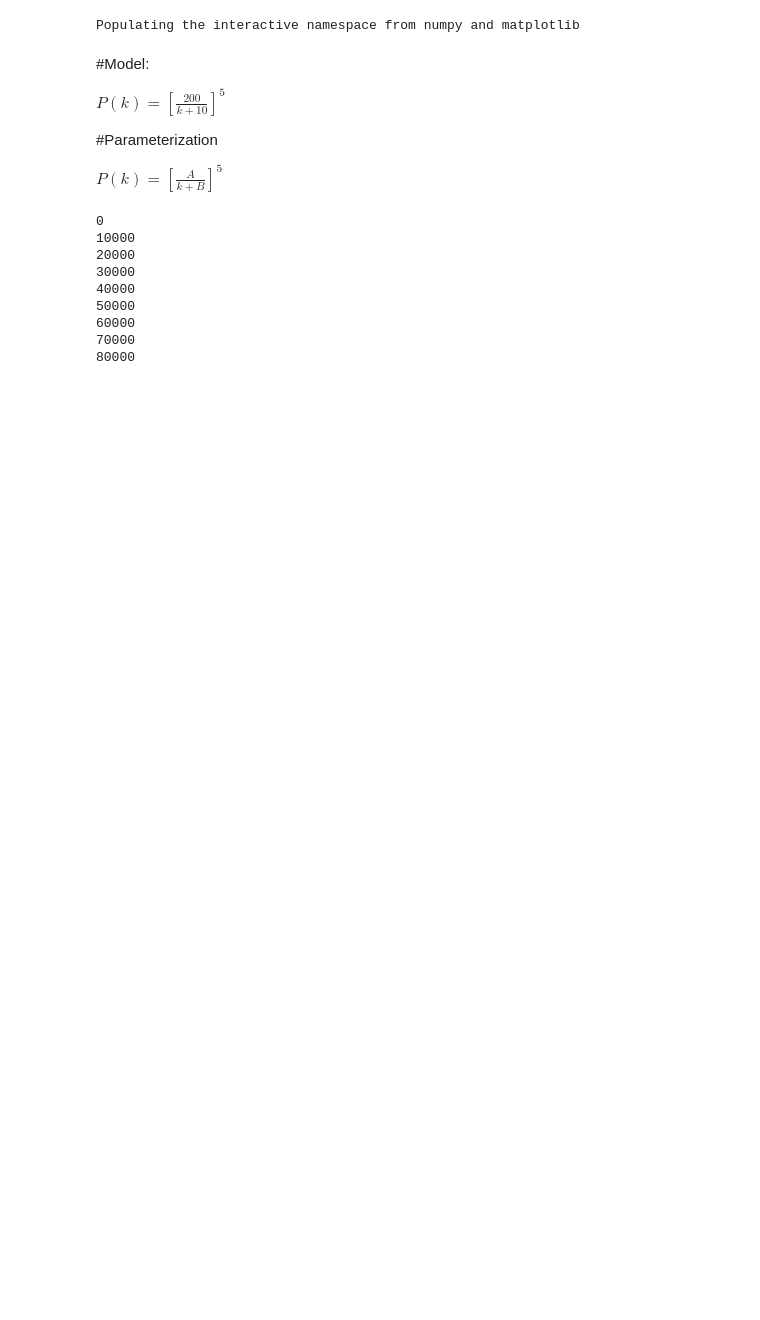
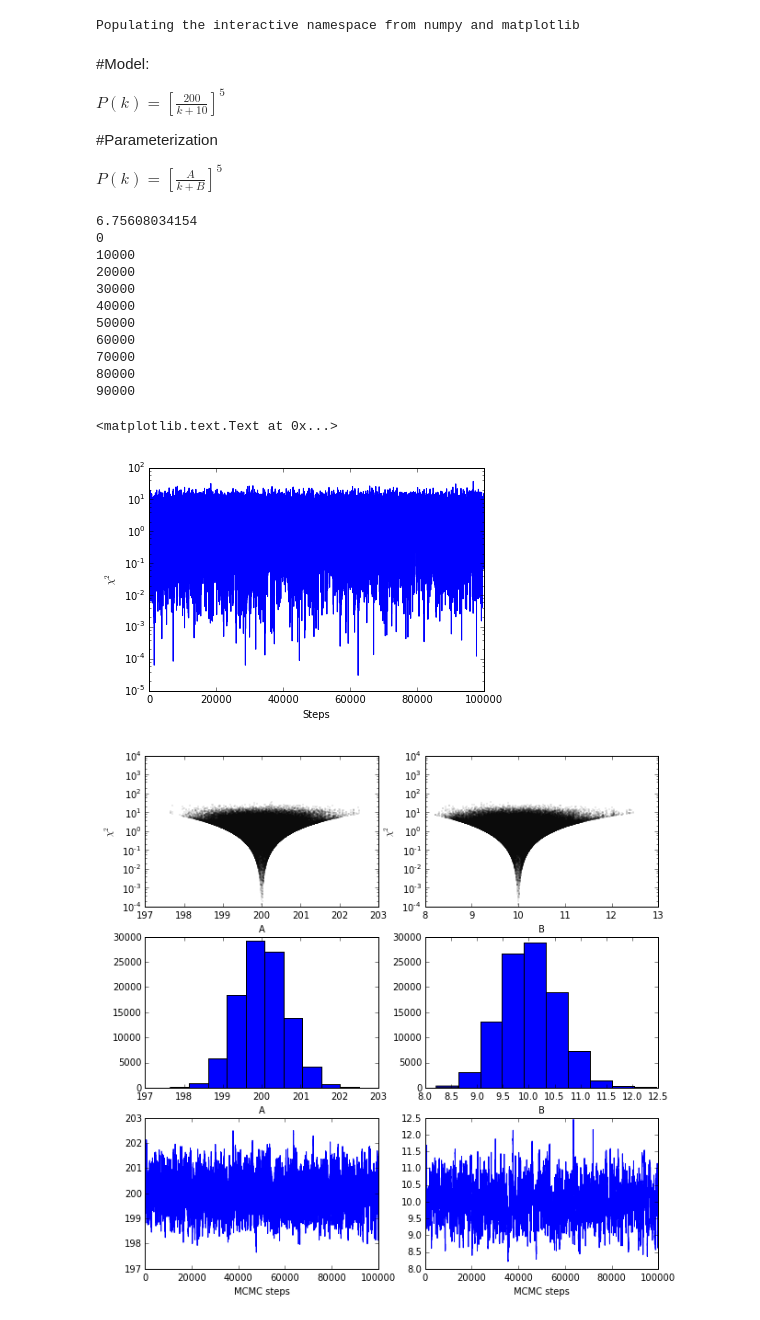
Before and after one commit to flgomezc/AndeanCosmoSchool2015, a Jupyter notebook: week3/03 MCMC over Power Spectrum with Covariance Matrix.ipynb, the cells around one changed output. Cells and saved outputs as stored; diff of their text form; code cells hidden in the pictures; blank space fills up the shorter version.

```diff
--- a/week3/03 MCMC over Power Spectrum with Covariance Matrix.ipynb
+++ b/week3/03 MCMC over Power Spectrum with Covariance Matrix.ipynb
@@ -178,50 +175,99 @@ def f(k,A,B):
 # %%
+def f(k,A,B):
+    return (A/(k+B))**5.
+
 def likelihood(Data, Model):
     chi2 = 0
     for i in range(Data.size):
-        chi2 += (Data[i]-Model[i])**2 * Cinv[i,i]
+        chi2 += 0.5*(Data[i]-Model[i])**2 * Cinv[i,i]
     return exp(-chi2), chi2
 # %%
-A = 180
-B = 12
+#####################################
+#                                   #
+#     The Awesome MCMC method       #
+#                                   #
+#####################################
+
+data = model0(k)
+
+A = 199
+B = 10.2
 
 Model = f(k,A,B)
-
 L = likelihood(data,Model)
 
 MCsteps = 100000
-
 MCMC_steps = []
 
-
-
+print L[1]
 for step in range(MCsteps):
-    A_new = np.random.normal(A,0.1)
+    A_new = np.random.normal(A,0.5)
     B_new = np.random.normal(B,0.1)
-
     Model_new = f(k,A_new,B_new)
-
     L_new = likelihood(data,Model_new)
 
-
-    if ( L_new[1]/L[1] <1 ):
+    if ( L_new[1]/L[1] <=1 ):
         A = A_new
         B = B_new
+        L = L_new
     else:
         p = random.rand(1)[0]
         if ( exp( - L_new[1]+L[1] )> p):
             A = A_new
             B = B_new
+            L = L_new
+
+
     MCMC_steps.append([A,B,L_new[1]])
     if (step%10000==0):
         print step
+
+MCMC_steps = array(MCMC_steps); A_walk = MCMC_steps[:,0]; B_walk = MCMC_steps[:,1]; L_walk = MCMC_steps[:,2]
+
+
+plot(L_walk); yscale('log'); ylabel(r'$\chi^2$'); xlabel('Steps')
+
+fig = figure(figsize=(10,10)); gs1 = GridSpec(3,2)
+
+ax0 = plt.subplot(gs1[0,0])
+ax1 = plt.subplot(gs1[0,1])
+ax2 = plt.subplot(gs1[1,0])
+ax3 = plt.subplot(gs1[1,1])
+ax4 = plt.subplot(gs1[2,0])
+ax5 = plt.subplot(gs1[2,1])
+
+ax0.scatter(A_walk,L_walk, s=0.01)
+ax1.scatter(B_walk,L_walk, s=0.01)
+ax2.hist(A_walk)
+ax3.hist(B_walk)
+ax4.plot(A_walk)
+ax5.plot(B_walk)
+
+
+ax0.set_yscale('log'); ax0.set_ylim([0.0001,10000])
+ax1.set_yscale('log'); ax1.set_ylim([0.0001,10000])
+
+ax0.set_xlabel('A')
+ax1.set_xlabel('B')
+ax2.set_xlabel('A')
+ax3.set_xlabel('B')
+ax4.set_xlabel('MCMC steps')
+ax5.set_xlabel('MCMC steps')
+
+ax0.set_ylabel(r'$\chi^2$')
+ax1.set_ylabel(r'$\chi^2$')
 # %% [output]
+6.75608034154
 0
 10000
 20000
 30000
 40000
 50000
 60000
 70000
 80000
+90000
+<matplotlib.text.Text at 0x...>
+[figure, added]
+[figure, added]
```
Also changed, not shown: parts of 13 cells of this notebook, 2 other files.
